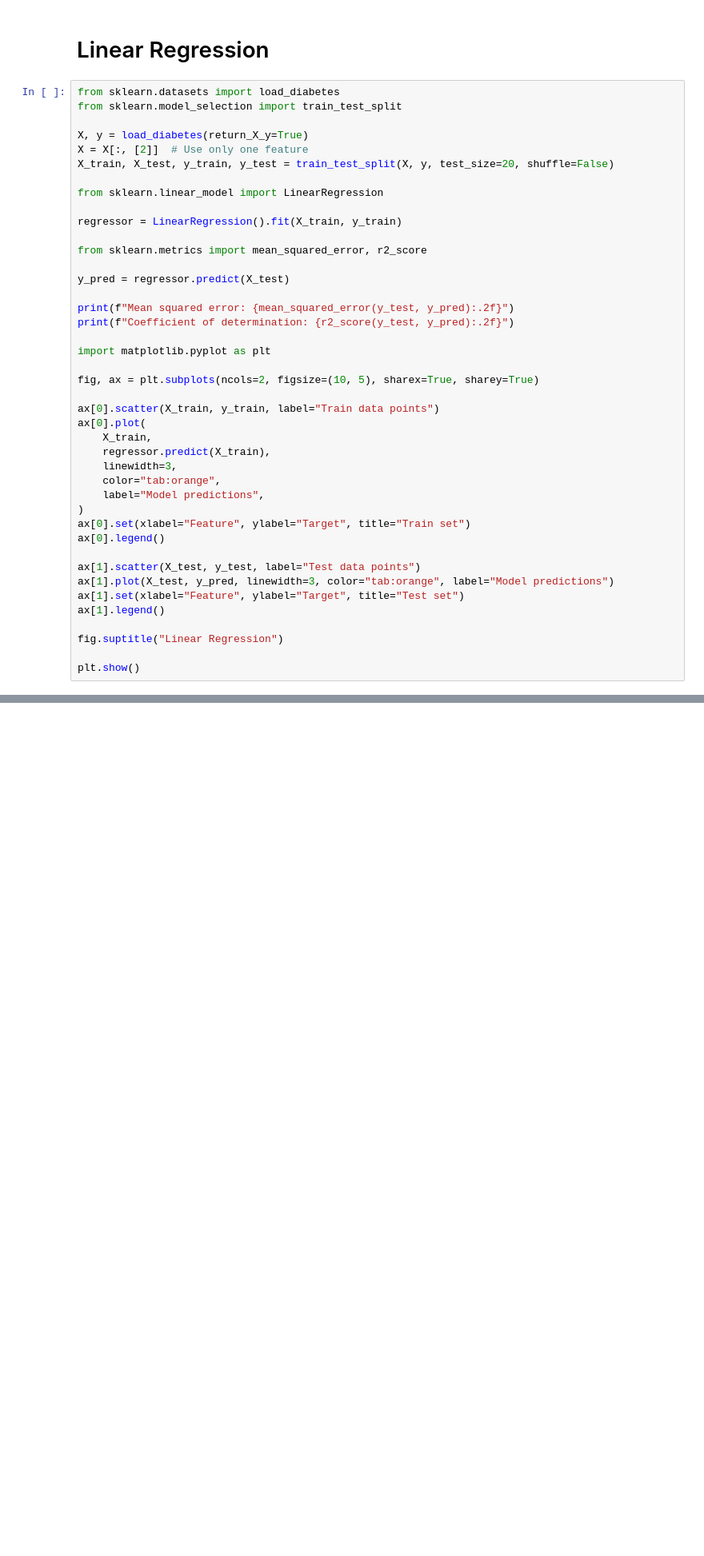
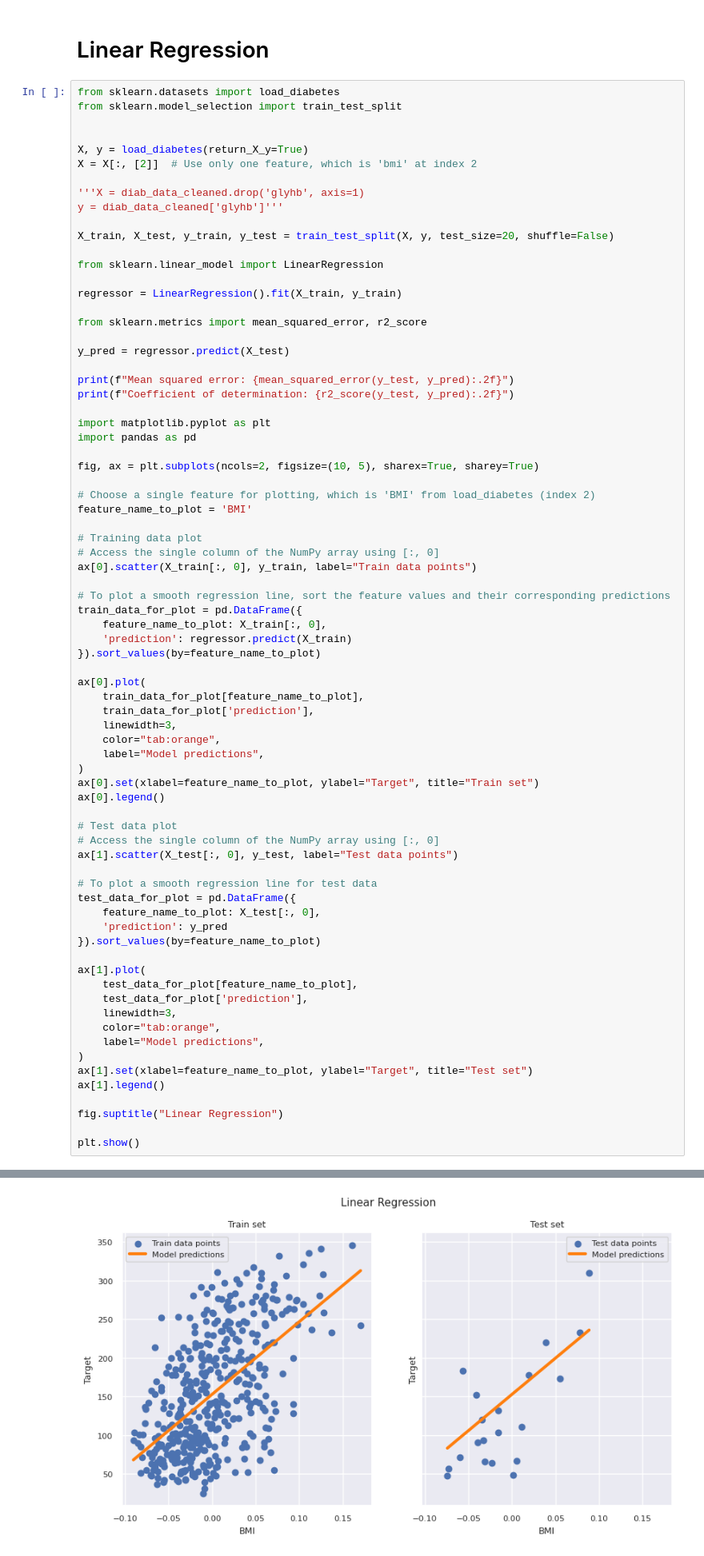
Before and after one commit to Thaer-F-Ali/Logistitc_Regression_Implimitation, a Jupyter notebook: logistic_regression_implimintaion.ipynb, the cells around one changed output, grey strips where cells are left out. Shown at 80% size. Cells and saved outputs as stored; diff of their text form; blank space fills up the shorter version.

```diff
--- a/logistic_regression_implimintaion.ipynb
+++ b/logistic_regression_implimintaion.ipynb
@@ -624,8 +631,13 @@ diabetes.data[:3]
 from sklearn.datasets import load_diabetes
 from sklearn.model_selection import train_test_split
 
+
 X, y = load_diabetes(return_X_y=True)
-X = X[:, [2]]  # Use only one feature
+X = X[:, [2]]  # Use only one feature, which is 'bmi' at index 2
+
+'''X = diab_data_cleaned.drop('glyhb', axis=1)
+y = diab_data_cleaned['glyhb']'''
+
 X_train, X_test, y_train, y_test = train_test_split(X, y, test_size=20, shuffle=False)
 
 from sklearn.linear_model import LinearRegression
@@ -640,25 +652,54 @@ print(f"Mean squared error: {mean_squared_error(y_test, y_pred):.2f}")
 print(f"Coefficient of determination: {r2_score(y_test, y_pred):.2f}")
 
 import matplotlib.pyplot as plt
+import pandas as pd
 
 fig, ax = plt.subplots(ncols=2, figsize=(10, 5), sharex=True, sharey=True)
 
-ax[0].scatter(X_train, y_train, label="Train data points")
+# Choose a single feature for plotting, which is 'BMI' from load_diabetes (index 2)
+feature_name_to_plot = 'BMI'
+
+# Training data plot
+# Access the single column of the NumPy array using [:, 0]
+ax[0].scatter(X_train[:, 0], y_train, label="Train data points")
+
+# To plot a smooth regression line, sort the feature values and their corresponding predictions
+train_data_for_plot = pd.DataFrame({
+    feature_name_to_plot: X_train[:, 0],
+    'prediction': regressor.predict(X_train)
+}).sort_values(by=feature_name_to_plot)
+
 ax[0].plot(
-    X_train,
-    regressor.predict(X_train),
+    train_data_for_plot[feature_name_to_plot],
+    train_data_for_plot['prediction'],
     linewidth=3,
     color="tab:orange",
     label="Model predictions",
 )
-ax[0].set(xlabel="Feature", ylabel="Target", title="Train set")
+ax[0].set(xlabel=feature_name_to_plot, ylabel="Target", title="Train set")
 ax[0].legend()
 
-ax[1].scatter(X_test, y_test, label="Test data points")
-ax[1].plot(X_test, y_pred, linewidth=3, color="tab:orange", label="Model predictions")
-ax[1].set(xlabel="Feature", ylabel="Target", title="Test set")
+# Test data plot
+# Access the single column of the NumPy array using [:, 0]
+ax[1].scatter(X_test[:, 0], y_test, label="Test data points")
+
+# To plot a smooth regression line for test data
+test_data_for_plot = pd.DataFrame({
+    feature_name_to_plot: X_test[:, 0],
+    'prediction': y_pred
+}).sort_values(by=feature_name_to_plot)
+
+ax[1].plot(
+    test_data_for_plot[feature_name_to_plot],
+    test_data_for_plot['prediction'],
+    linewidth=3,
+    color="tab:orange",
+    label="Model predictions",
+)
+ax[1].set(xlabel=feature_name_to_plot, ylabel="Target", title="Test set")
 ax[1].legend()
 
 fig.suptitle("Linear Regression")
 
 plt.show()
+# %% [output]
@@ -664,0 +708 @@ plt.show()
+[figure, added]
```
Also changed, not shown: parts of 10 cells of this notebook.
